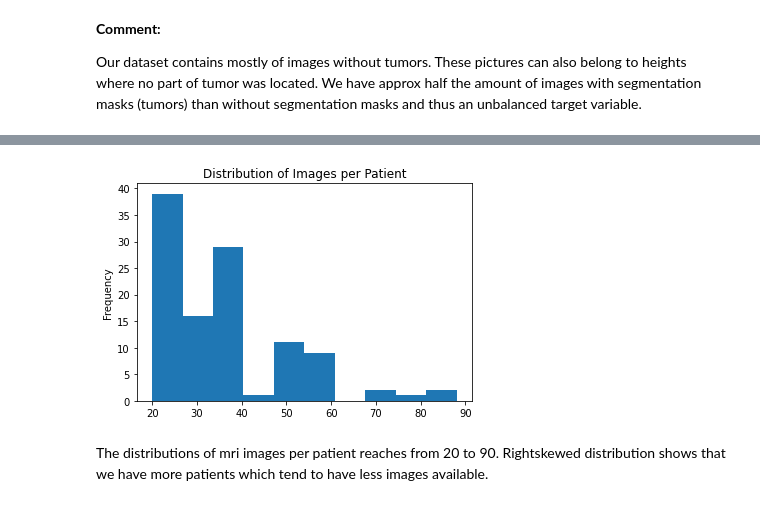
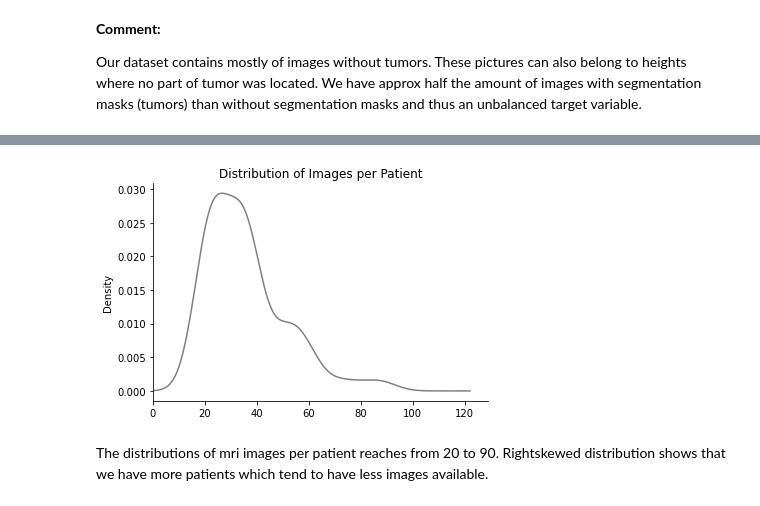
Before and after one commit to simsta1/brain-mri-semantic-segmentation, a Jupyter notebook: image_segment.ipynb, the cells around one changed output, grey strips where cells are left out. Drawn from its saved outputs; the diff is of its cells as text; code cells hidden in the pictures.

```diff
--- a/image_segment.ipynb
+++ b/image_segment.ipynb
@@ -157,11 +158,13 @@ df.head(2)
 | 0 | TCGA_FG_A4MT_20020212_15 | TCGA_FG_A4MT_20020212_15.tif | TCGA_FG_A4MT_20020212_15_mask.tif | TCGA_FG_A4MT | True | train |
 | 1 | TCGA_DU_6407_19860514_30 | TCGA_DU_6407_19860514_30.tif | TCGA_DU_6407_19860514_30_mask.tif | TCGA_DU_6407 | True | train |
 # %%
-p = df['patient_key'].value_counts().plot(kind='hist')
+p = df['patient_key'].value_counts().plot(kind='kde', color='grey')
 p.set_title('Distribution of Images per Patient')
+p.set_xlim(0)
+sns.despine()
 plt.show()
 # %% [output]
-[figure, old version]
+[figure, new version]
 # %% [markdown]
 The distributions of mri images per patient reaches from 20 to 90. Rightskewed distribution shows that we have more patients which tend to have less images available.
 # %%
```
Also changed, not shown: parts of 50 cells of this notebook.
